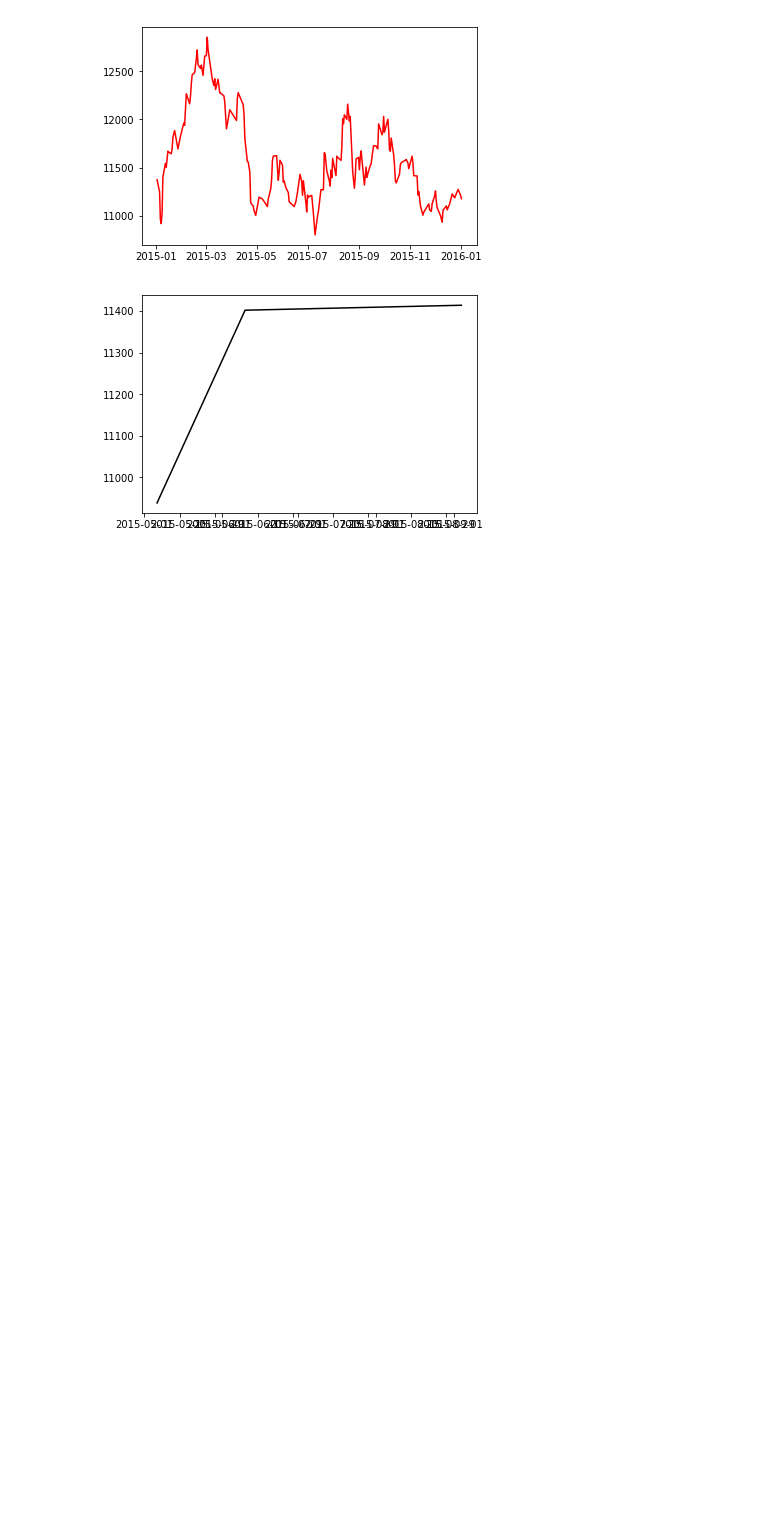
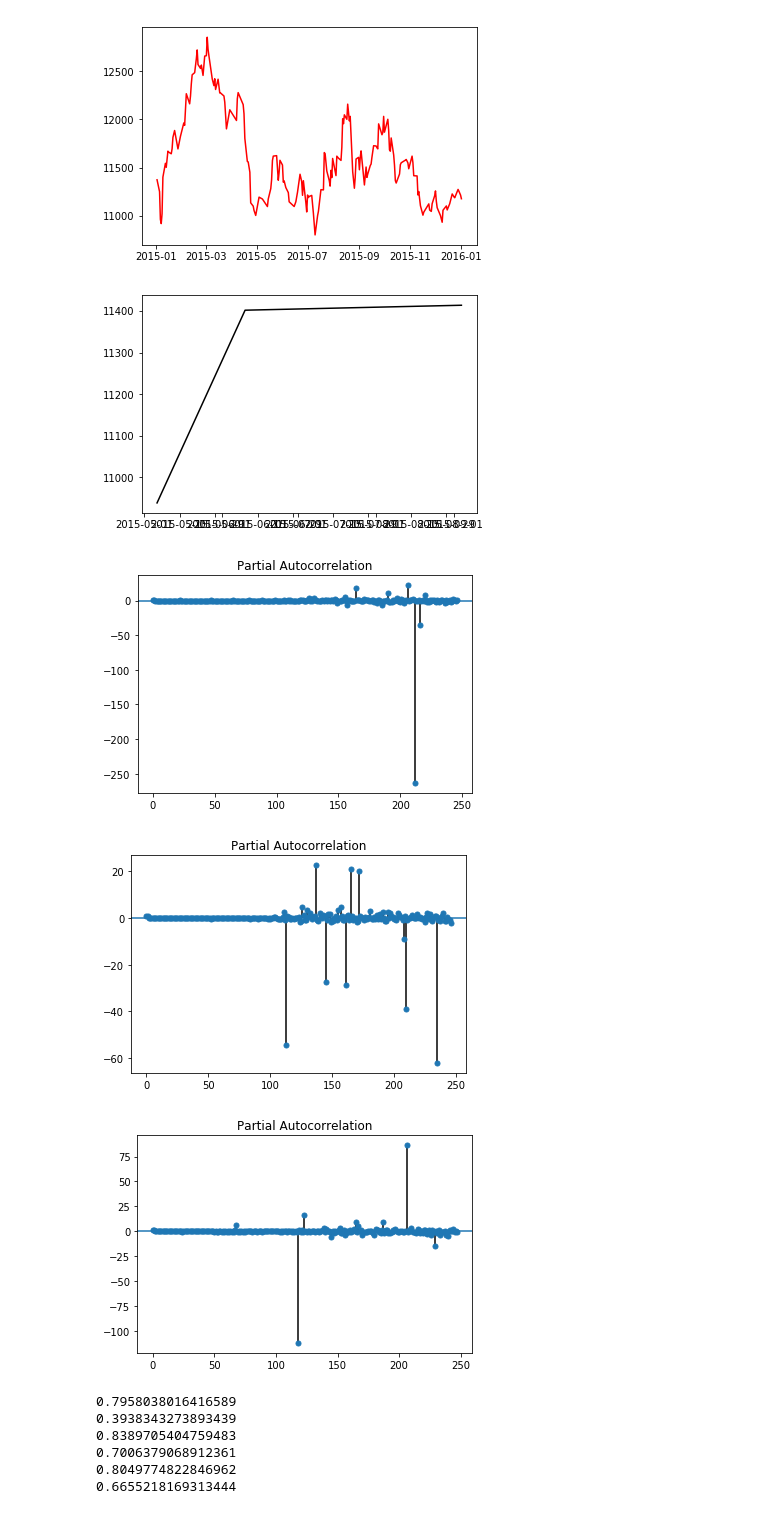
Before and after one commit to amankumar444/python-test, a Jupyter notebook: Redcarpet_up.ipynb, the cells around one changed output. Drawn from its saved outputs; the diff is of its cells as text; code cells hidden in the pictures; blank space fills up the shorter version.

```diff
--- a/Redcarpet_up.ipynb
+++ b/Redcarpet_up.ipynb
@@ -134,3 +141,7 @@ def plot_(data,data1,data2):
+# %%
+def
+data = data.reset_index()
+data = data.drop(columns = ['Date'])
 # %%
 plot_(TCS,N_TCS,Ne_TCS)
 plot_(INFY,N_INFY,Ne_INFY)
@@ -145,3 +156,18 @@ plot_(niftyit,N_NIFTYIT,Ne_NIFTYIT)
 [figure]
 [figure]
 [figure]
+# %%
+#Partial Auto-correlation Plotting for TCS, Infosys stocks and NIFTYIT index
+
+from statsmodels.graphics.tsaplots import plot_pacf
+def plot_partial_correlation(data):
+    plot_pacf(data['Close'], lags=247)
+    plt.show()
+
+plot_partial_correlation(TCS)
+plot_partial_correlation(INFY)
+plot_partial_correlation(niftyit)
+# %% [output]
+[figure, added]
+[figure, added]
+[figure, added]
@@ -147,0 +270,21 @@ plot_(niftyit,N_NIFTYIT,Ne_NIFTYIT)
+# %%
+#Application of Linear Regression Model on training and test data sets for 'X' and 'Y'
+
+def regression_Model(data_train_x,data_train_y,data_test_x,data_test_y):
+    reg = linear_model.LinearRegression()
+    reg.fit(data_train_x,data_train_y)
+    print(reg.score(data_test_x,data_test_y))
+
+regression_Model(X_tcs_train1,Y_tcs_train1,X_tcs_test1,Y_tcs_test1)
+regression_Model(X_tcs_train2,Y_tcs_train2,X_tcs_test2,Y_tcs_test2)
+regression_Model(X_infy_train1,Y_infy_train1,X_infy_test1,Y_infy_test1)
+regression_Model(X_infy_train2,Y_infy_train2,X_infy_test2,Y_infy_test2)
+regression_Model(X_niftyit_train1,Y_niftyit_train1,X_niftyit_test1,Y_niftyit_test1)
+regression_Model(X_niftyit_train2,Y_niftyit_train2,X_niftyit_test2,Y_niftyit_test2)
+# %% [output]
+0.7958038016416589
+0.3938343273893439
+0.8389705404759483
+0.7006379068912361
+0.8049774822846962
+0.6655218169313444
```
Also changed, not shown: parts of 14 cells of this notebook.
